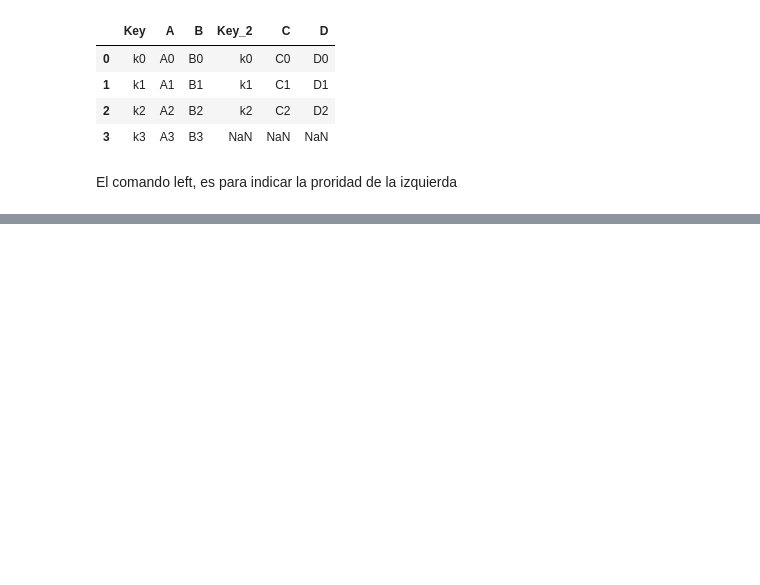
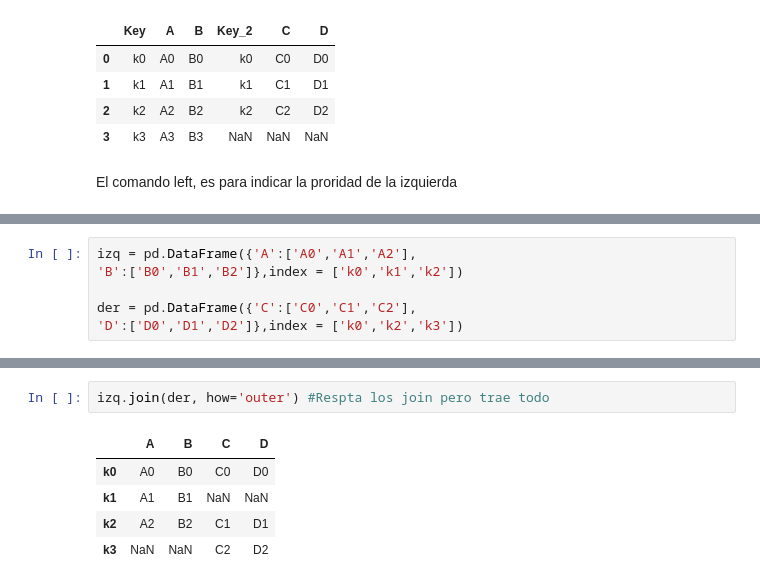
Before and after one commit to JavisG300/Manipulacion_transformacion_de_datos_Numpy_Pandas, a Jupyter notebook: merge_join_concat.ipynb, the cells around one changed output, grey strips where cells are left out. Cells and saved outputs as stored; diff of their text form; blank space fills up the shorter version.

Commit message:
Join

```diff
--- a/merge_join_concat.ipynb
+++ b/merge_join_concat.ipynb
@@ -158,0 +163,6 @@ El comando left, es para indicar la proridad de la izquierda
+# %%
+izq = pd.DataFrame({'A':['A0','A1','A2'],
+'B':['B0','B1','B2']},index = ['k0','k1','k2'])
+
+der = pd.DataFrame({'C':['C0','C1','C2'],
+'D':['D0','D1','D2']},index = ['k0','k2','k3'])
@@ -158,0 +196,8 @@ El comando left, es para indicar la proridad de la izquierda
+# %%
+izq.join(der, how='outer') #Respta los join pero trae todo
+# %% [output]
+|  | A | B | C | D |
+| k0 | A0 | B0 | C0 | D0 |
+| k1 | A1 | B1 | NaN | NaN |
+| k2 | A2 | B2 | C1 | D1 |
+| k3 | NaN | NaN | C2 | D2 |
```
Also changed, not shown: parts of 5 cells of this notebook.
